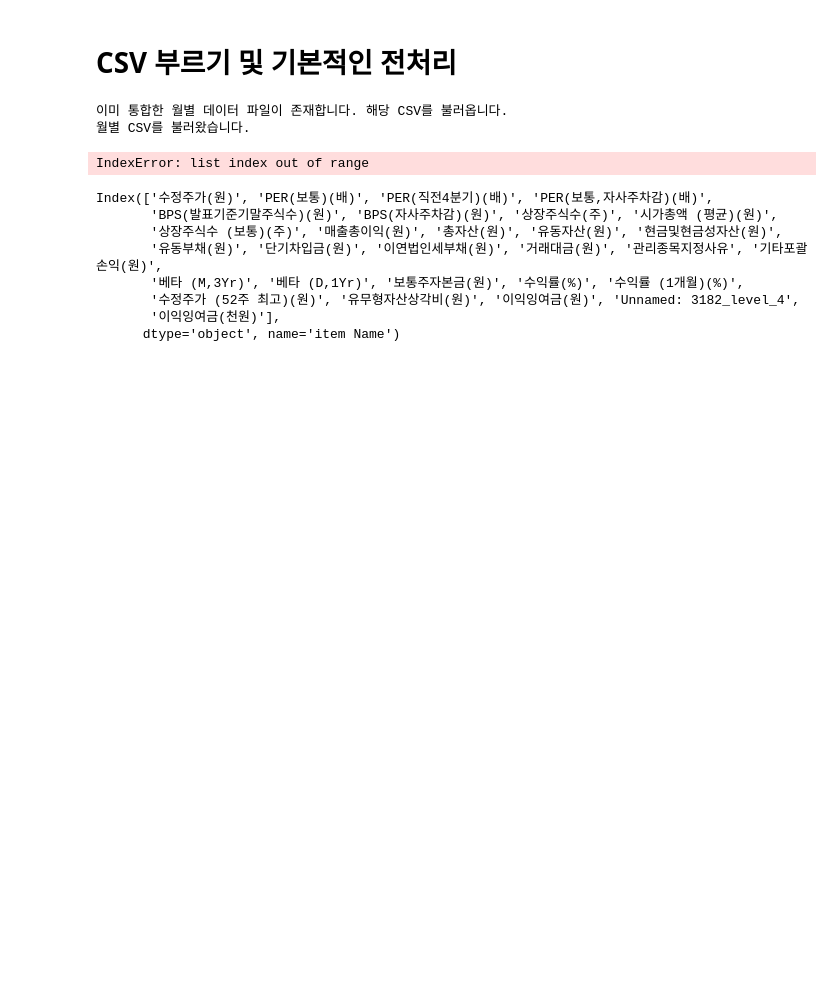
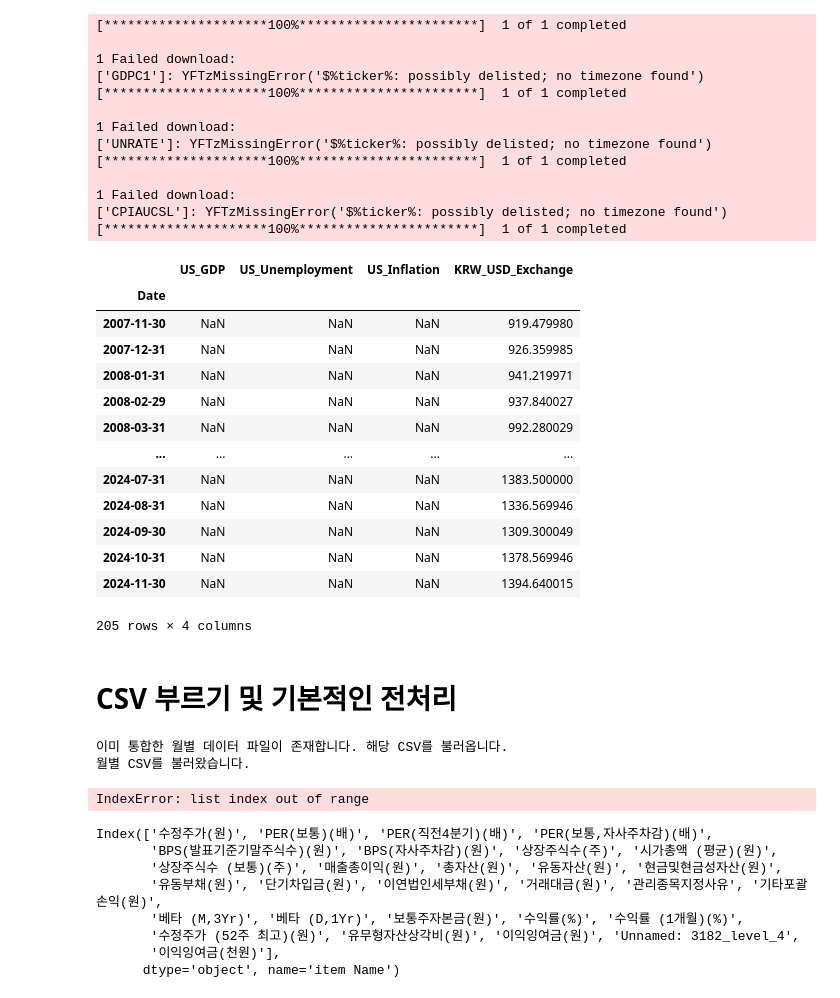
Before and after one commit to Crane-lupert/metafactor_DL, a Jupyter notebook: Untitled_backup.ipynb, the cells around one changed output. Cells and saved outputs as stored; diff of their text form; code cells hidden in the pictures; blank space fills up the shorter version.

```diff
--- a/Untitled_backup.ipynb
+++ b/Untitled_backup.ipynb
@@ -1,3 +1,65 @@
+# %%
+import yfinance as yf
+import pandas as pd
+
+# 수집할 지표의 티커(symbol) 목록
+tickers = {
+    'US_GDP': 'GDPC1',          # 미국 GDP
+    'US_Unemployment': 'UNRATE', # 미국 실업률
+    'US_Inflation': 'CPIAUCSL',  # 미국 소비자물가지수
+    'KRW_USD_Exchange': 'KRW=X', # 원/달러 환율
+    # 추가적인 지표를 여기에 추가
+}
+
+# 데이터프레임을 저장할 딕셔너리
+data = {}
+
+# 각 티커에 대해 데이터 다운로드
+for name, ticker in tickers.items():
+    # 데이터 다운로드
+    df = yf.download(ticker, start='2007-10-31', end='2024-12-01', interval='1mo')
+    # 월말 데이터로 리샘플링
+    df = df.resample('M').last()
+    # 필요한 열만 선택
+    df = df[['Adj Close']]
+    # 열 이름 변경
+    df.columns = [name]
+    # 딕셔너리에 저장
+    data[name] = df
+
+# 모든 데이터를 하나의 데이터프레임으로 병합
+result = pd.concat(data.values(), axis=1)
+
+# 결과 출력
+result
+# %% [output]
+[*********************100%***********************]  1 of 1 completed
+
+1 Failed download:
+['GDPC1']: YFTzMissingError('$%ticker%: possibly delisted; no timezone found')
+[*********************100%***********************]  1 of 1 completed
+
+1 Failed download:
+['UNRATE']: YFTzMissingError('$%ticker%: possibly delisted; no timezone found')
+[*********************100%***********************]  1 of 1 completed
+
+1 Failed download:
+['CPIAUCSL']: YFTzMissingError('$%ticker%: possibly delisted; no timezone found')
+[*********************100%***********************]  1 of 1 completed
+|  | US_GDP | US_Unemployment | US_Inflation | KRW_USD_Exchange |
+| Date |  |  |  |  |
+| 2007-11-30 | NaN | NaN | NaN | 919.479980 |
+| 2007-12-31 | NaN | NaN | NaN | 926.359985 |
+| 2008-01-31 | NaN | NaN | NaN | 941.219971 |
+| 2008-02-29 | NaN | NaN | NaN | 937.840027 |
+| 2008-03-31 | NaN | NaN | NaN | 992.280029 |
+| ... | ... | ... | ... | ... |
+| 2024-07-31 | NaN | NaN | NaN | 1383.500000 |
+| 2024-08-31 | NaN | NaN | NaN | 1336.569946 |
+| 2024-09-30 | NaN | NaN | NaN | 1309.300049 |
+| 2024-10-31 | NaN | NaN | NaN | 1378.569946 |
+| 2024-11-30 | NaN | NaN | NaN | 1394.640015 |
+205 rows × 4 columns
 # %%
 import pandas as pd
 import glob
```
Also changed, not shown: parts of 29 cells of this notebook.
